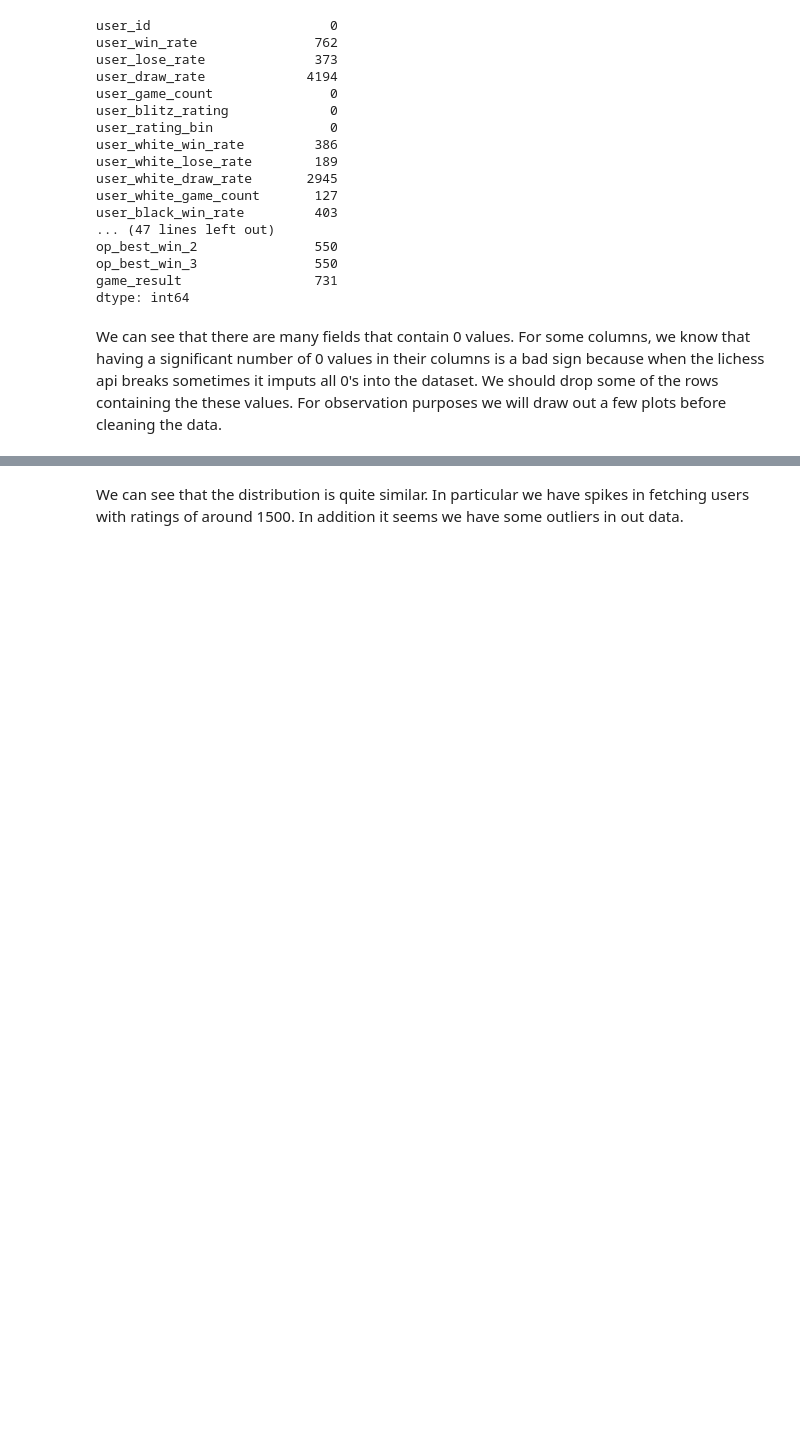
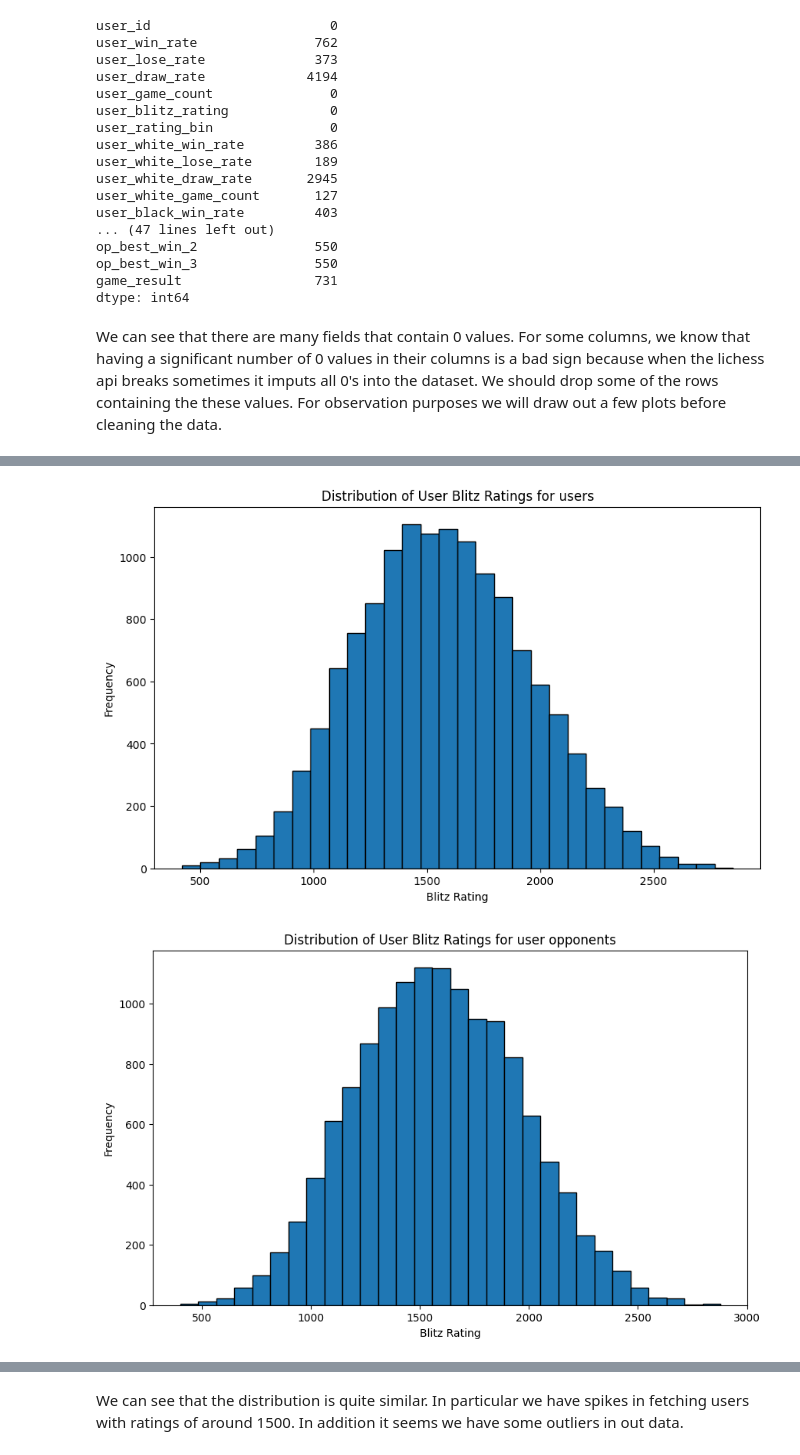
Before and after one commit to KaiSolter/cs506_final_project, a Jupyter notebook: midtermProgress/submission.ipynb, the cells around one changed output, grey strips where cells are left out. Cells and saved outputs as stored; diff of their text form; code cells hidden in the pictures; blank space fills up the shorter version.

```diff
--- a/midtermProgress/submission.ipynb
+++ b/midtermProgress/submission.ipynb
@@ -80,0 +113,33 @@ We can see that there are many fields that contain 0 values. For some columns, w
+# %%
+game_0s = [
+    'user_win_rate',
+    'user_lose_rate',
+    'user_mate_winrate',
+    'user_mate_lossrate',
+    'op_win_rate',
+    'op_lose_rate',
+    'op_mate_winrate',
+    'op_mate_lossrate',
+    'op_blitz_rating'
+
+]
+for column in game_0s:
+    df = df[df[column] != 0]
+# %%
+# Replace 'df' with the name of your DataFrame if it's different
+plt.figure(figsize=(10, 6))
+plt.hist(df['user_blitz_rating'], bins=30, edgecolor='black')
+plt.title('Distribution of User Blitz Ratings for users')
+plt.xlabel('Blitz Rating')
+plt.ylabel('Frequency')
+plt.show()
+
+plt.figure(figsize=(10, 6))
+plt.hist(df['op_blitz_rating'], bins=30, edgecolor='black')
+plt.title('Distribution of User Blitz Ratings for user opponents')
+plt.xlabel('Blitz Rating')
+plt.ylabel('Frequency')
+plt.show()
+# %% [output]
+[figure, added]
+[figure, added]
```
Also changed, not shown: parts of 7 cells of this notebook.
